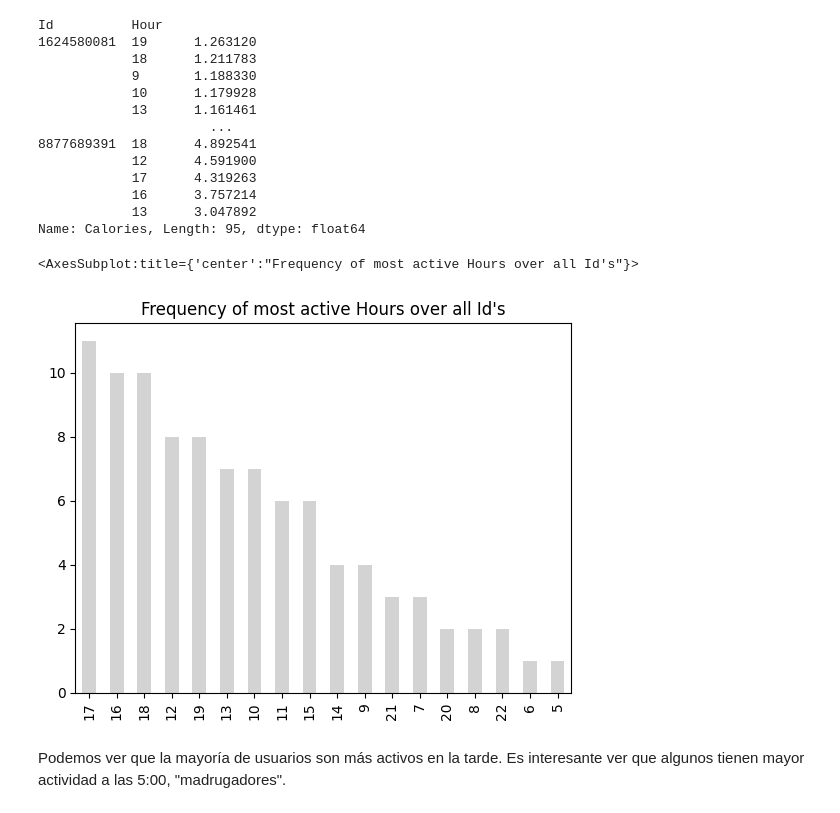
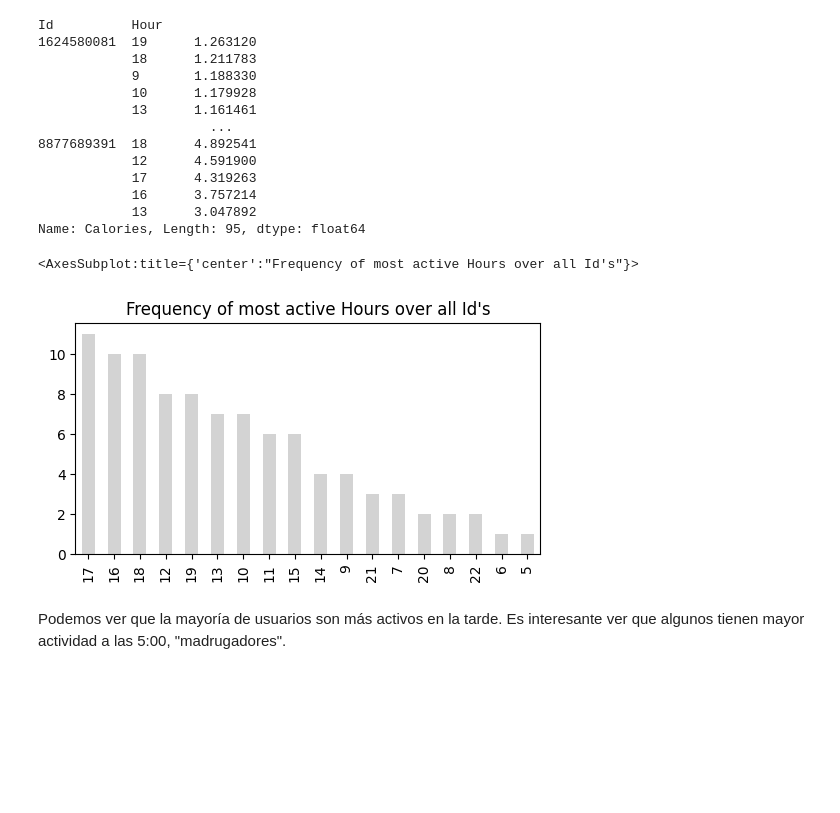
Before and after one commit to JuanD13Perez/Books_and_courses, a Jupyter notebook: Google_Data_Analysis_Prof_Certificate/Bellabeat_Case_Study.ipynb, the cells around one changed output. Saved outputs shown, nothing was run; the diff lists cells and outputs as text; code cells hidden in the pictures; blank space fills up the shorter version.

```diff
--- a/Google_Data_Analysis_Prof_Certificate/Bellabeat_Case_Study.ipynb
+++ b/Google_Data_Analysis_Prof_Certificate/Bellabeat_Case_Study.ipynb
@@ -931,10 +931,10 @@ Id          Hour
 Name: Calories, Length: 95, dtype: float64
 # %%
 top_5_active_hours_perid.reset_index()['Hour'].value_counts().plot.bar(color = 'lightgrey', \
-                                                                       title = "Frequency of most active Hours over all Id's")
+                                                                       title = "Frequency of most active Hours over all Id's", figsize = (6,3))
 # %% [output]
 <AxesSubplot:title={'center':"Frequency of most active Hours over all Id's"}>
-[figure, old version]
+[figure, new version]
 # %% [markdown]
 Podemos ver que la mayoría de usuarios son más activos en la tarde. Es interesante ver que algunos tienen mayor actividad a las 5:00, "madrugadores".
 # %%
```
Also changed, not shown: parts of 7 cells of this notebook.
